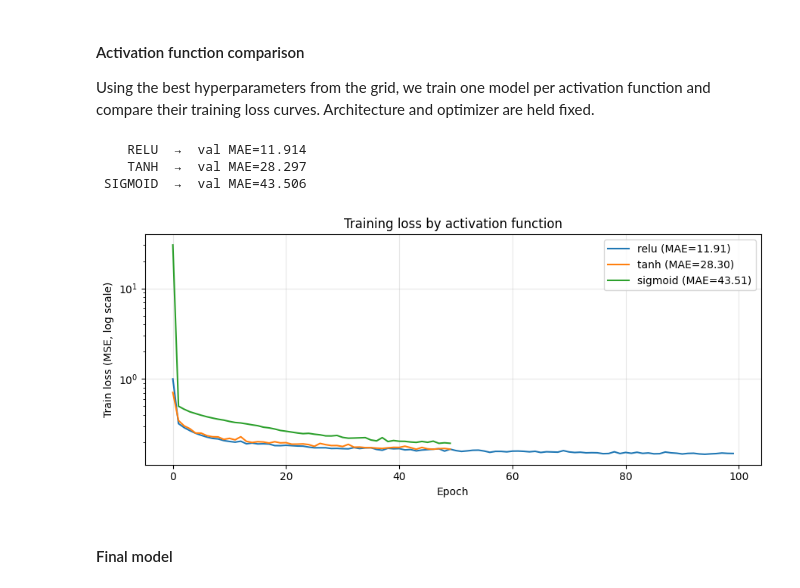
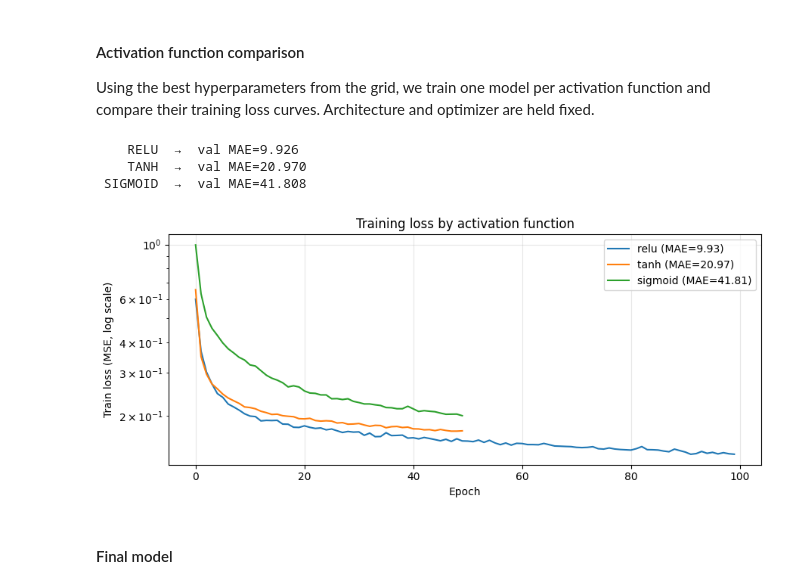
Before and after one commit to timoerc/AAA26-Chicago-Mobility, a Jupyter notebook: notebooks/03c_nn.ipynb, the cells around one changed output. Cells and saved outputs as stored; diff of their text form; code cells hidden in the pictures.

Commit message:
bug fix with nn weight initialization with hyperparameter tuning, train optimization with lower batch size & efficiency, added spatial/temporal resolution comparison

```diff
--- a/notebooks/03c_nn.ipynb
+++ b/notebooks/03c_nn.ipynb
@@ -144,12 +145,13 @@ A fully-connected Keras Sequential model with:
 - Dropout for regularisation
 - a single linear output neuron (predicting log1p demand)
 # %%
-def build_model(hidden_dims, dropout=0.2, activation='relu', lr=1e-3, optimizer='adam'):
+def build_model(hidden_dims, dropout=0.2, activation='relu', lr=1e-3, optimizer='adam', input_dim=None):
     """Build and compile a Keras Sequential FFNN for demand regression."""
+    dim = input_dim if input_dim is not None else INPUT_DIM
     opt = keras.optimizers.Adam(lr) if optimizer == 'adam' else keras.optimizers.SGD(lr)
 
     model = models.Sequential()
-    model.add(layers.Input(shape=(INPUT_DIM,)))
+    model.add(layers.Input(shape=(dim,)))
     for h in hidden_dims:
         model.add(layers.Dense(h))
         model.add(layers.BatchNormalization())
@@ -180,28 +182,30 @@ retrained on `train+val` (Section 5).
 > if iteration speed matters.
 # %%
 # ── Hyperparameter grid ────────────────────────────────────────────────────────
-HIDDEN_CONFIGS = [[128, 64], [256, 128]]
-# Potential Add for sophisticated training [64, 64, 64, 64], [512, 256, 128]
-DROPOUTS       = [0.0, 0.1, 0.2]
-LRS            = [0.1, 0.01, 0.001] # 0,0001
-OPTIMIZERS     = ['sgd']
-# ', 'adam'
+HIDDEN_CONFIGS = [[64, 64], [128, 64], [256, 256], [64, 64, 64, 64]]
+DROPOUTS       = [0.0, 0.1]
+LRS            = [0.1, 0.01, 0.001]
+OPTIMIZERS     = ['sgd', 'adam']
 # ──────────────────────────────────────────────────────────────────────────────
-
 best_val_mae, best_config = np.inf, None
 grid_results = []
 
-es = keras.callbacks.EarlyStopping(monitor='val_loss', patience=12, restore_best_weights=True)
 
 for hidden, drop, lr, opt in product(HIDDEN_CONFIGS, DROPOUTS, LRS, OPTIMIZERS):
+    keras.utils.set_random_seed(SEED)
     m = build_model(hidden, dropout=drop, lr=lr, optimizer=opt)
+
+    es = keras.callbacks.EarlyStopping(monitor='val_loss', patience=7, restore_best_weights=True)
+
+
     m.fit(
         X_train_s, y_train.values,
         validation_data=(X_val_s, y_val.values),
-        epochs=100, batch_size=1024, #265
+        epochs=50, batch_size=512,
         callbacks=[es], verbose=0,
     )
-    pred = np.expm1(m.predict(X_val_s, verbose=0).squeeze())
+    pred = np.expm1(m.predict(X_val_s, batch_size=2048, verbose=0).squeeze())
+    pred = np.nan_to_num(pred, nan=1e9, posinf=1e9, neginf=1e9)
     val_mae = mean_absolute_error(np.expm1(y_val.values), pred)
     grid_results.append({'hidden': hidden, 'dropout': drop, 'lr': lr,
                          'optimizer': opt, 'val_MAE': round(val_mae, 3)})
@@ -260,44 +261,42 @@ BEST_HIDDEN  = best_config['hidden']
 BEST_DROPOUT = best_config['dropout']
 BEST_LR      = best_config['lr']
 BEST_OPT     = best_config['optimizer']
-# Batch Size 128, 265, 512
-# weight decay
 
 ACTIVATIONS = ['relu', 'tanh', 'sigmoid']
 act_results = {}
 es = keras.callbacks.EarlyStopping(monitor='val_loss', patience=50, restore_best_weights=True)
 
 for act_name in ACTIVATIONS:
     m = build_model(BEST_HIDDEN, dropout=BEST_DROPOUT, activation=act_name,
                     lr=BEST_LR, optimizer=BEST_OPT)
     hist = m.fit(
         X_train_s, y_train.values,
         validation_data=(X_val_s, y_val.values),
-        epochs=100, batch_size=1024,
+        epochs=100, batch_size=512,
         callbacks=[es], verbose=0,
     )
     pred = np.expm1(m.predict(X_val_s, verbose=0).squeeze())
     pred = np.nan_to_num(pred, nan=1e9, posinf=1e9, neginf=1e9)
     val_mae = mean_absolute_error(np.expm1(y_val.values), pred)
     act_results[act_name] = {'losses': hist.history['loss'], 'val_MAE': val_mae}
     print(f"{act_name.upper():>8}  →  val MAE={val_mae:.3f}")
 
 fig, ax = plt.subplots(figsize=(9, 4))
 for act_name, res in act_results.items():
     ax.plot(res['losses'], label=f"{act_name} (MAE={res['val_MAE']:.2f})")
 ax.set_xlabel('Epoch')
 ax.set_ylabel('Train loss (MSE, log scale)')
 ax.set_yscale('log')
 ax.set_title('Training loss by activation function')
 ax.legend()
 ax.grid(alpha=0.3)
 plt.tight_layout()
 plt.show()
 # %% [output]
-    RELU  →  val MAE=11.914
-    TANH  →  val MAE=28.297
- SIGMOID  →  val MAE=43.506
+    RELU  →  val MAE=9.926
+    TANH  →  val MAE=20.970
+ SIGMOID  →  val MAE=41.808
-[figure, old version]
+[figure, new version]
 # %% [markdown]
 #### Final model
 # %%
```
Also changed, not shown: parts of 9 cells of this notebook.
